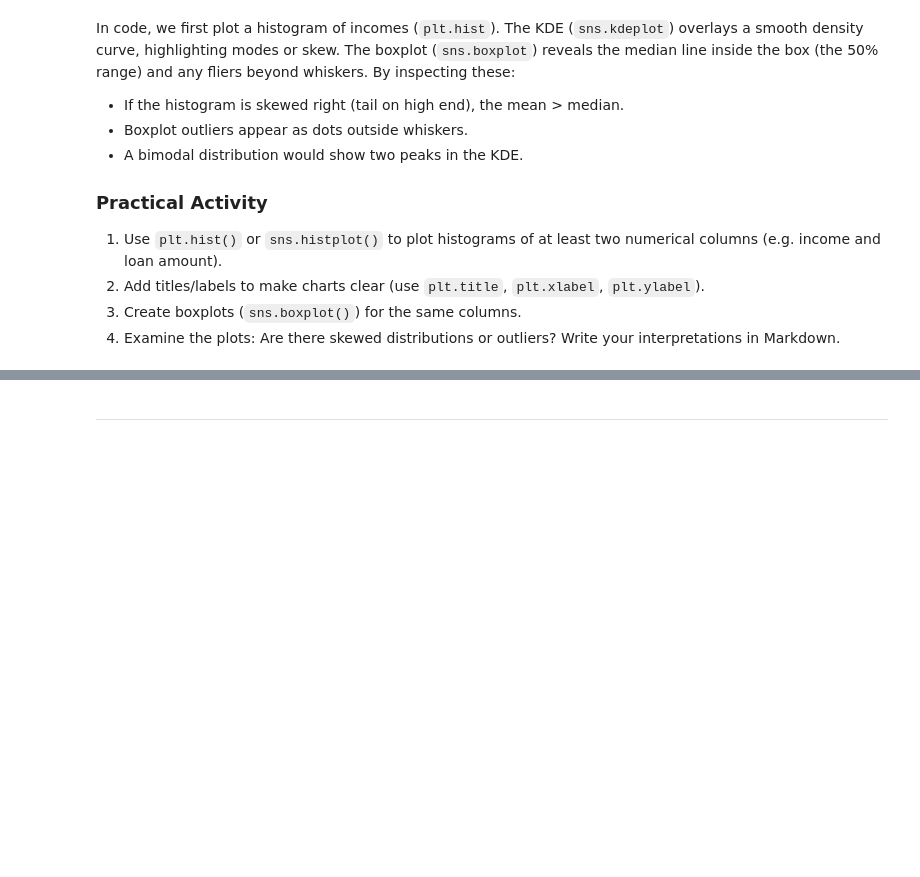
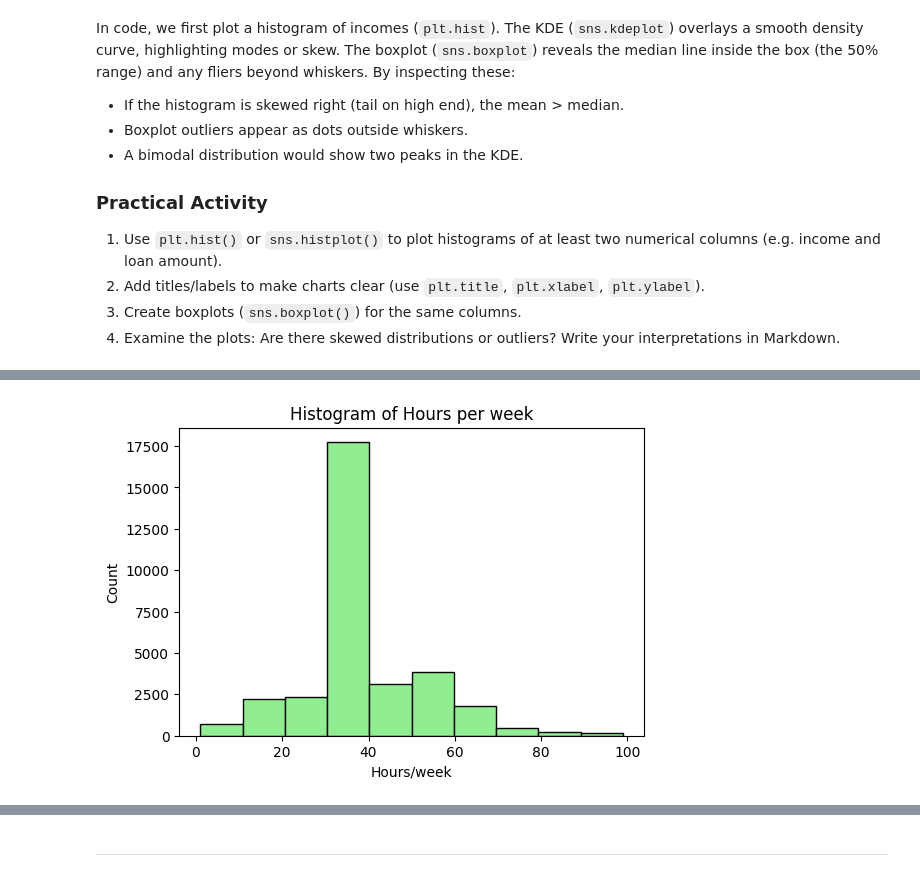
Before and after one commit to datasafariio/AI-bootcamp-fall2025, a Jupyter notebook: Session4/Session4_Exploratory_Data_Analysis_and_Visualization.ipynb, the cells around one changed output, grey strips where cells are left out. Drawn from its saved outputs; the diff is of its cells as text; code cells hidden in the pictures; blank space fills up the shorter version.

```diff
--- a/Session4/Session4_Exploratory_Data_Analysis_and_Visualization.ipynb
+++ b/Session4/Session4_Exploratory_Data_Analysis_and_Visualization.ipynb
@@ -411,0 +447,9 @@ In code, we first plot a histogram of incomes (`plt.hist`). The KDE (`sns.kdeplo
+# %%
+plt.figure(figsize=(6,4))
+plt.hist(df_adult['hours_per_week'], bins=10, color='lightgreen', edgecolor='black')
+plt.title('Histogram of Hours per week')
+plt.xlabel('Hours/week')
+plt.ylabel('Count')
+plt.show()
+# %% [output]
+[figure, added]
```
Also changed, not shown: parts of 32 cells of this notebook, 5 other files.
